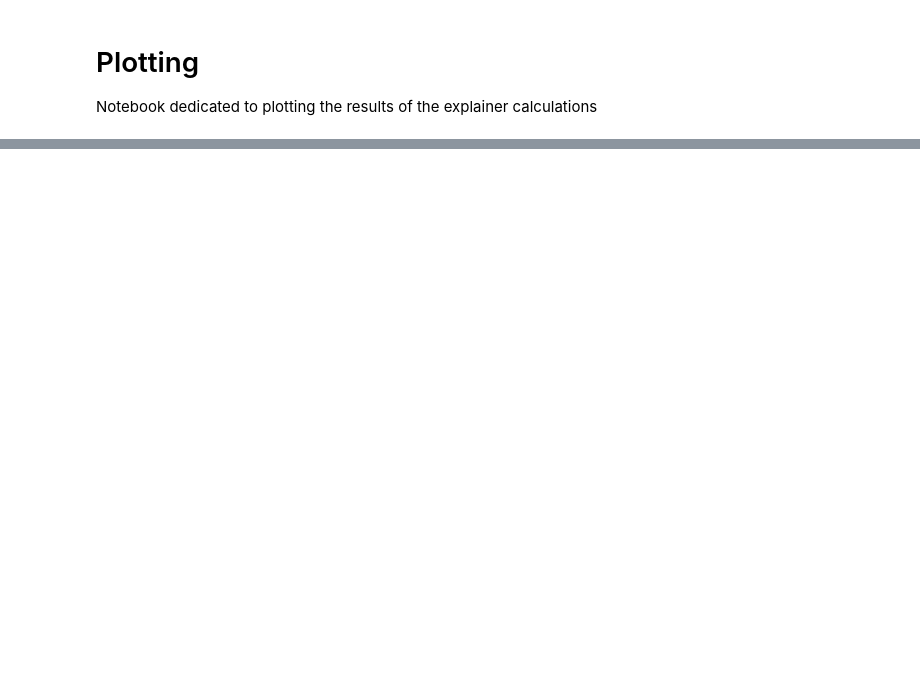
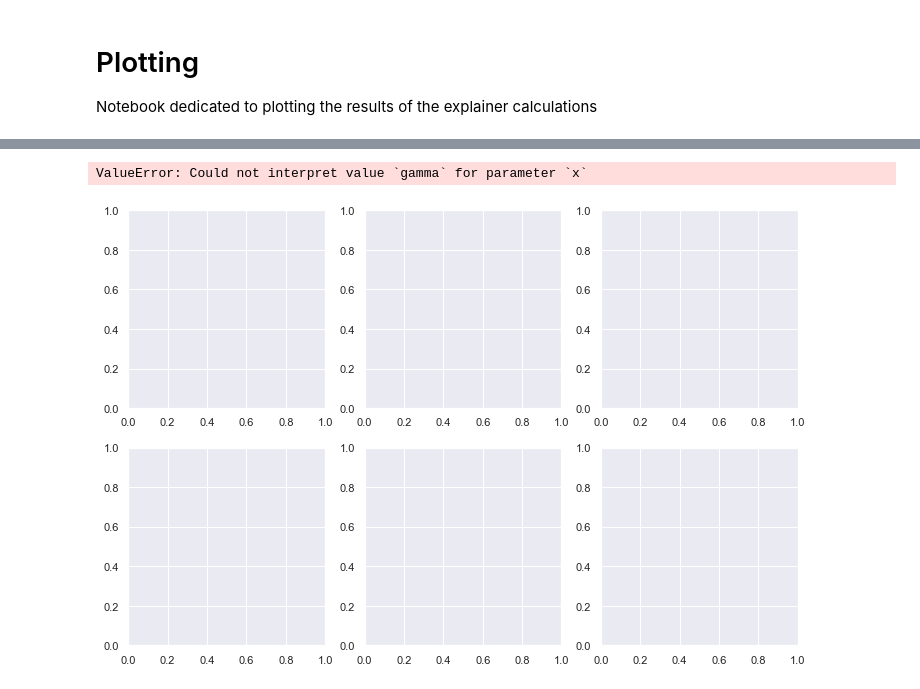
Before and after one commit to wgrosche/XAI, a Jupyter notebook: Plotting/Plotting_Notebook_all.ipynb, the cells around one changed output, grey strips where cells are left out. Cells and saved outputs as stored; diff of their text form; code cells hidden in the pictures; blank space fills up the shorter version.

```diff
--- a/Plotting/Plotting_Notebook_all.ipynb
+++ b/Plotting/Plotting_Notebook_all.ipynb
@@ -319,0 +268,12 @@ if save == True:
+# %%
+def find_bad(data, y_pred = y_pred, model="Complex", number = 10):
+    out_df = pd.DataFrame()
+    for explainer in big_df["explainer"].unique()[:3]:
+        y_exp = y_pred[model].loc[np.where((big_df["explainer"]==explainer)*(big_df["Model"] == model))].reset_index()
+        y_true = y_pred["True"].loc[np.where((big_df["explainer"]==explainer)*(big_df["Model"] == "True"))].reset_index()
+
+        data_ = data.where(big_df["Model"]==model).where(big_df["explainer"]==explainer).dropna().reset_index().loc[np.argsort(np.linalg.norm(y_true-y_exp, axis = 1))[:number]]
+        data_[duffing.features] = duffing.scaler.inverse_transform(data_[duffing.features])
+        out_df = out_df.append(data_)
+
+    return out_df.reset_index()
@@ -319,0 +341,45 @@ if save == True:
+# %%
+for models_ in big_df['Model'].unique():
+    bad_df = find_bad(big_df, model = models_)
+
+    plotting_df = big_df.where(big_df["explainer"].isin(["sampling", "kernel", "lime"])).where(big_df["Model"]==models_).dropna()
+    plotting_df[duffing.features] = pd.DataFrame(duffing.scaler.inverse_transform(big_df[duffing.features]),
+                                                 columns = features)
+    f, axs = plt.subplots(len(duffing.labels), len(duffing.features), figsize = (len(duffing.features)*4,len(duffing.labels)*4),
+                      gridspec_kw = dict(width_ratios = [4 for i in duffing.features]))
+    for i, feat_ in enumerate(duffing.features):
+        for j, label_ in enumerate(duffing.labels):
+            if i==0 and j==0:
+                sns.scatterplot(x="gamma", y=label_+"_"+feat_, data=plotting_df, ax=axs[j,i],
+                            linewidth = .1, hue = "explainer", style = "explainer", edgecolor="none", palette = "pastel", legend = True)
+            else:
+                sns.scatterplot(x="gamma", y=label_+"_"+feat_, data=plotting_df, ax=axs[j,i],
+                            linewidth = .1, hue = "explainer", style = "explainer", edgecolor="none", palette = "pastel", legend = False)
+            if models_ != "True":
+                sns.scatterplot(x="gamma", y=label_+"_"+feat_, data=bad_df, ax=axs[j,i],
+                            linewidth = .1, hue = "explainer", style = "explainer", edgecolor="red", palette = "dark", legend = False)
+
+            #axs[j,i].set_ylabel(plot_features[i]+":"+plot_labels[j], fontsize = 16)
+            axs[0,i].set_title(plot_features[i], fontsize = 20)
+            axs[j,i].set_ylabel(None)
+            axs[0,i].set_xlabel(None)
+            #axs[0,i].xaxis.set_ticklabels([])
+            axs[1,i].set_xlabel(r"$\gamma$", fontsize = 20)
+            axs[j,i].tick_params(axis='both', which='major', labelsize=14)
+            #axs[j,i].tick_params(axis='both', which='minor', labelsize=12)
+            #axs[j,i].get_legend().remove()
+            #axs[j,i].legend(loc = 4)
+    axs[0,0].get_legend().remove()
+    #axs[0,2].set(xlim=(0, 100))
+    #axs[1,2].set(xlim=(0, 100))
+    axs[0,0].set_ylabel(r'Contribution to $x_t$', fontsize = 20)
+    axs[1,0].set_ylabel(r'Contribution to $v_t$', fontsize = 20)
+
+    f.legend(bbox_to_anchor=(0, 1, 1, 0), loc="lower center",  ncol=3, fontsize = 24, columnspacing=5, markerscale = 2)
+
+    f.tight_layout()
+    if save == True:
+        f.savefig("Images/Individual/x0Indiv"+models_+"_"+save_suffix+".svg", dpi='figure', bbox_inches='tight', format = "svg")
+# %% [output]
+ValueError: Could not interpret value `gamma` for parameter `x`
+[figure, added]
```
Also changed, not shown: parts of 31 cells of this notebook, 21 other files.
